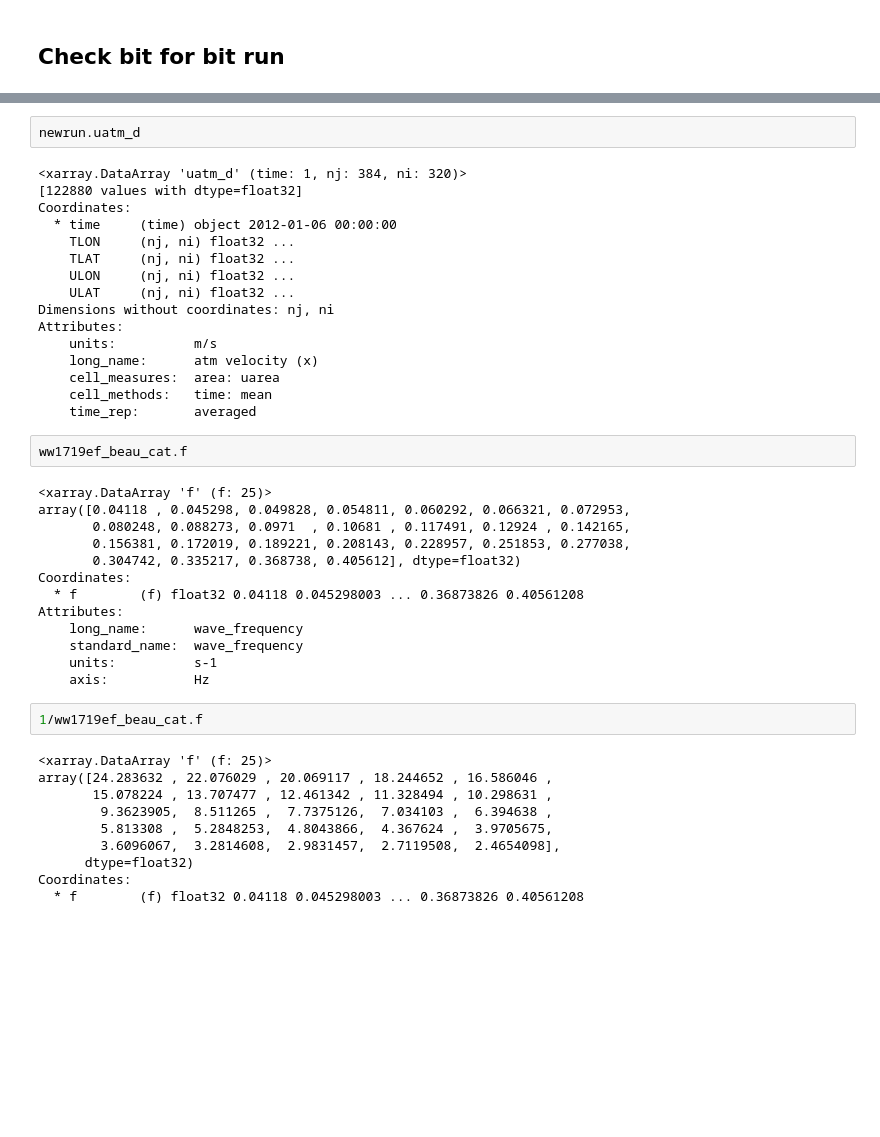
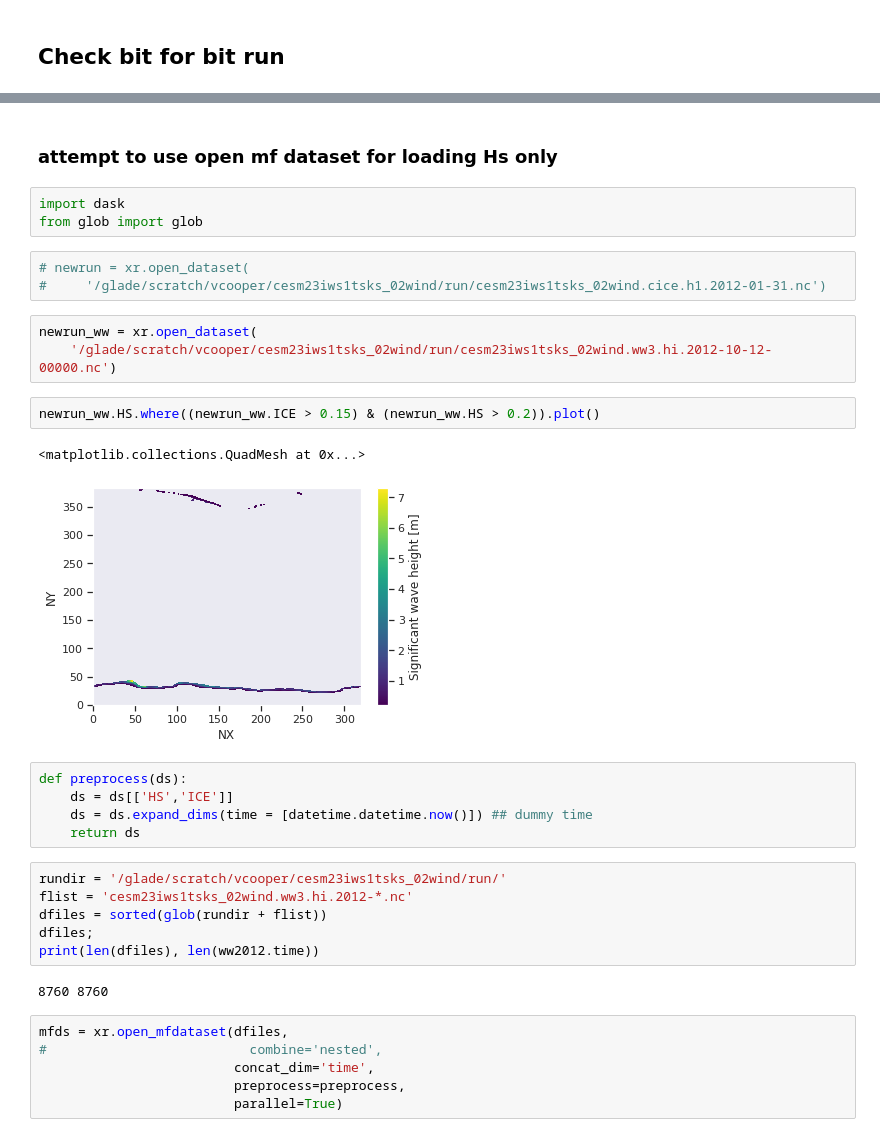
Before and after one commit to vtcooper/waveice, a Jupyter notebook: waveice_coupled_2021.ipynb, the cells around one changed output, grey strips where cells are left out. Drawn from its saved outputs; the diff is of its cells as text; blank space fills up the shorter version.

```diff
--- a/waveice_coupled_2021.ipynb
+++ b/waveice_coupled_2021.ipynb
@@ -1088,45 +1103,35 @@ plt.show()
-# %%
-newrun.uatm_d
-# %% [output]
-<xarray.DataArray 'uatm_d' (time: 1, nj: 384, ni: 320)>
-[122880 values with dtype=float32]
-Coordinates:
-  * time     (time) object 2012-01-06 00:00:00
-    TLON     (nj, ni) float32 ...
-    TLAT     (nj, ni) float32 ...
-    ULON     (nj, ni) float32 ...
-    ULAT     (nj, ni) float32 ...
-Dimensions without coordinates: nj, ni
-Attributes:
-    units:          m/s
-    long_name:      atm velocity (x)
-    cell_measures:  area: uarea
-    cell_methods:   time: mean
-    time_rep:       averaged
-# %%
-ww1719ef_beau_cat.f
-# %% [output]
-<xarray.DataArray 'f' (f: 25)>
-array([0.04118 , 0.045298, 0.049828, 0.054811, 0.060292, 0.066321, 0.072953,
-       0.080248, 0.088273, 0.0971  , 0.10681 , 0.117491, 0.12924 , 0.142165,
-       0.156381, 0.172019, 0.189221, 0.208143, 0.228957, 0.251853, 0.277038,
-       0.304742, 0.335217, 0.368738, 0.405612], dtype=float32)
-Coordinates:
-  * f        (f) float32 0.04118 0.045298003 ... 0.36873826 0.40561208
-Attributes:
-    long_name:      wave_frequency
-    standard_name:  wave_frequency
-    units:          s-1
-    axis:           Hz
-# %%
-1/ww1719ef_beau_cat.f
-# %% [output]
-<xarray.DataArray 'f' (f: 25)>
-array([24.283632 , 22.076029 , 20.069117 , 18.244652 , 16.586046 ,
-       15.078224 , 13.707477 , 12.461342 , 11.328494 , 10.298631 ,
-        9.3623905,  8.511265 ,  7.7375126,  7.034103 ,  6.394638 ,
-        5.813308 ,  5.2848253,  4.8043866,  4.367624 ,  3.9705675,
-        3.6096067,  3.2814608,  2.9831457,  2.7119508,  2.4654098],
-      dtype=float32)
-Coordinates:
-  * f        (f) float32 0.04118 0.045298003 ... 0.36873826 0.40561208
+# %% [markdown]
+### attempt to use open mf dataset for loading Hs only
+# %%
+import dask
+from glob import glob
+# %%
+# newrun = xr.open_dataset(
+#     '/glade/scratch/vcooper/cesm23iws1tsks_02wind/run/cesm23iws1tsks_02wind.cice.h1.2012-01-31.nc')
+# %%
+newrun_ww = xr.open_dataset(
+    '/glade/scratch/vcooper/cesm23iws1tsks_02wind/run/cesm23iws1tsks_02wind.ww3.hi.2012-10-12-00000.nc')
+# %%
+newrun_ww.HS.where((newrun_ww.ICE > 0.15) & (newrun_ww.HS > 0.2)).plot()
+# %% [output]
+<matplotlib.collections.QuadMesh at 0x...>
+[figure, added]
+# %%
+def preprocess(ds):
+    ds = ds[['HS','ICE']]
+    ds = ds.expand_dims(time = [datetime.datetime.now()]) ## dummy time
+    return ds
+# %%
+rundir = '/glade/scratch/vcooper/cesm23iws1tsks_02wind/run/'
+flist = 'cesm23iws1tsks_02wind.ww3.hi.2012-*.nc'
+dfiles = sorted(glob(rundir + flist))
+dfiles;
+print(len(dfiles), len(ww2012.time))
+# %% [output]
+8760 8760
+# %%
+mfds = xr.open_mfdataset(dfiles,
+#                          combine='nested',
+                         concat_dim='time',
+                         preprocess=preprocess,
+                         parallel=True)
```
Also changed, not shown: parts of 22 cells of this notebook, 2 other files.
